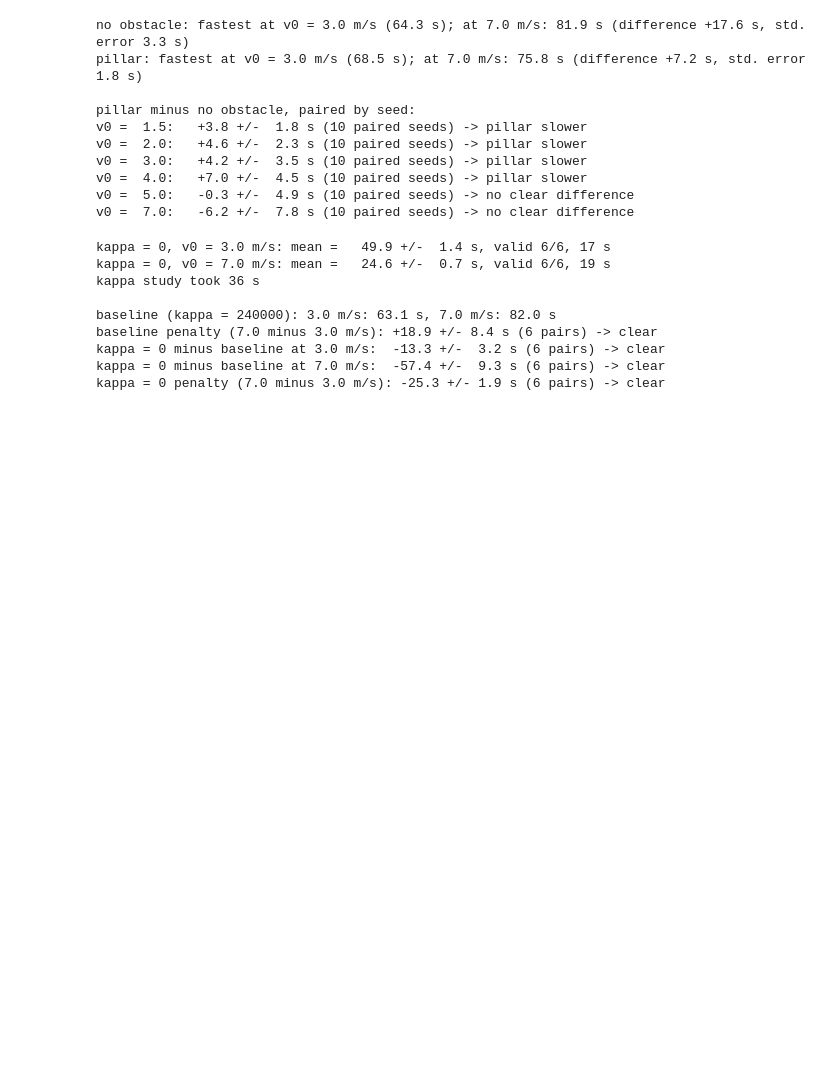
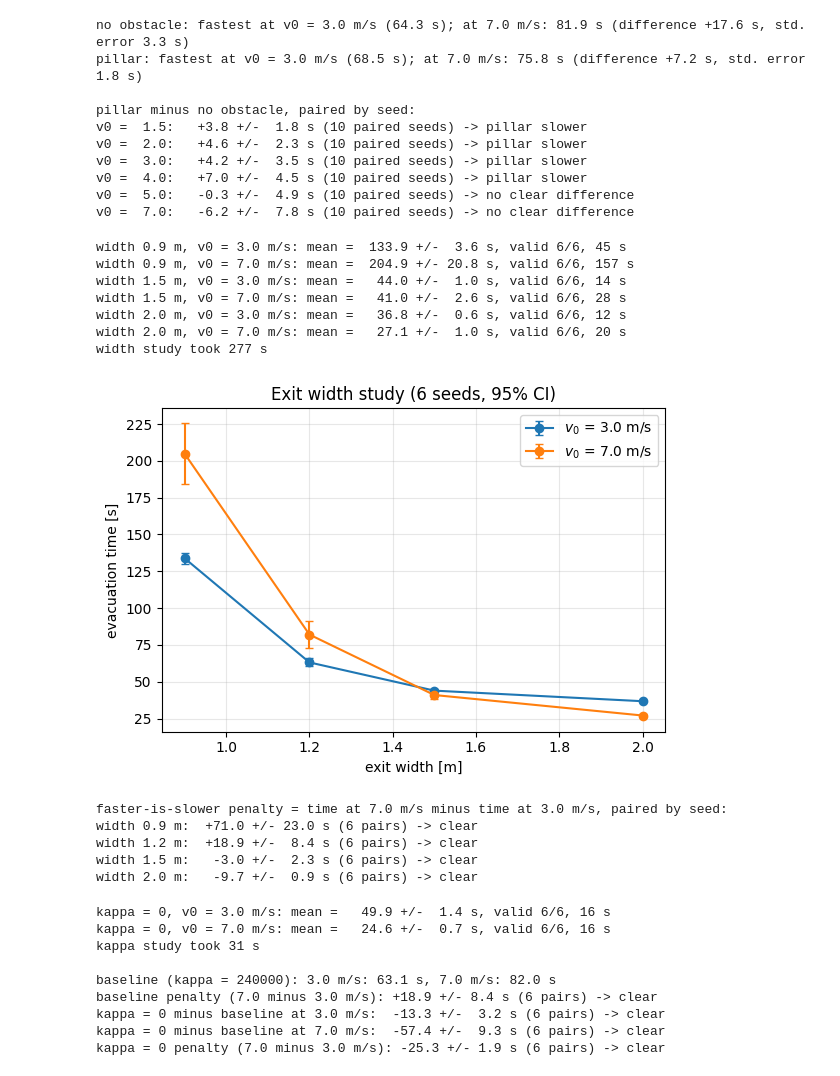
Before and after one commit to SahajiPerera/Faster-Is-Slower-Lecture-Theatre-Evacuation-Simulation, a Jupyter notebook: notebook/Faster_Is_Slower_Lecture_Theatre_Evacuation_Simulation.ipynb, the cells around one changed output. Drawn from its saved outputs; the diff is of its cells as text; code cells hidden in the pictures; blank space fills up the shorter version.

```diff
--- a/notebook/Faster_Is_Slower_Lecture_Theatre_Evacuation_Simulation.ipynb
+++ b/notebook/Faster_Is_Slower_Lecture_Theatre_Evacuation_Simulation.ipynb
@@ -1357,6 +1364,61 @@ v0 =  3.0:   +4.2 +/-  3.5 s (10 paired seeds) -> pillar slower
 v0 =  4.0:   +7.0 +/-  4.5 s (10 paired seeds) -> pillar slower
 v0 =  5.0:   -0.3 +/-  4.9 s (10 paired seeds) -> no clear difference
 v0 =  7.0:   -6.2 +/-  7.8 s (10 paired seeds) -> no clear difference
+# %%
+# 5.5b  Exit width at two speeds: how does the door width change evacuation time and the faster-is-slower penalty?
+def ci_verdict(m, h):
+    """'clear' if the paired difference m is larger than its 95% half-width h, otherwise 'not clear'."""
+    return 'clear' if (np.isfinite(h) and abs(m) > h) else 'not clear'
+
+WIDTHS = [0.9, 1.2, 1.5, 2.0]          # exit width [m]; 1.2 m is the baseline and comes from the main sweep
+SPEEDS_W = [3.0, 7.0]                  # best speed found in 5.5, and a panic speed
+SEEDS_W = list(range(BASE_SEED, BASE_SEED + 6))
+n_w = len(SEEDS_W)
+assert 'rows_none' in globals(), "Run 5.4 first: the 1.2 m baseline is taken from the main sweep"
+
+res_w = {}
+t_w = time.perf_counter()
+for w in WIDTHS:
+    for v0 in SPEEDS_W:
+        if abs(w - PARAMS['exit_width']) < 1e-9:
+            res_w[(w, v0)] = subset_row(rows_none, v0, n_w)       # baseline: first 6 seeds of the main sweep
+        else:
+            t0 = time.perf_counter()
+            r = res_w[(w, v0)] = replicate_cfg(v0, SEEDS_W, exit_width=w)
+            print(f"width {w:.1f} m, v0 = {v0} m/s: mean = {r['mean']:6.1f} +/- {r['ci_half']:4.1f} s, "
+                  f"valid {r['n_valid']}/{n_w}, {time.perf_counter() - t0:.0f} s")
+print(f"width study took {time.perf_counter() - t_w:.0f} s")
+
+fig, ax = plt.subplots(figsize=(6.5, 4.2))
+for v0 in SPEEDS_W:
+    ax.errorbar(WIDTHS, [res_w[(w, v0)]['mean'] for w in WIDTHS], yerr=[res_w[(w, v0)]['ci_half'] for w in WIDTHS],
+                fmt='o-', capsize=3, label=f'$v_0$ = {v0} m/s')
+ax.set_xlabel('exit width [m]'); ax.set_ylabel('evacuation time [s]'); ax.grid(True, alpha=0.3); ax.legend()
+ax.set_title(f'Exit width study ({n_w} seeds, 95% CI)')
+plt.show()
+
+lo, hi = SPEEDS_W[0], SPEEDS_W[-1]
+print(f"\nfaster-is-slower penalty = time at {hi} m/s minus time at {lo} m/s, paired by seed:")
+for w in WIDTHS:
+    m, h, n = paired_diff(res_w[(w, hi)]['times'], res_w[(w, lo)]['times'])
+    print(f"width {w:.1f} m: {m:+6.1f} +/- {h:4.1f} s ({n} pairs) -> {ci_verdict(m, h)}")
+
+table_w = np.array([[w, res_w[(w, lo)]['mean'], res_w[(w, lo)]['ci_half'], res_w[(w, hi)]['mean'], res_w[(w, hi)]['ci_half']] for w in WIDTHS])
+np.savetxt('width_results.csv', table_w, delimiter=',', header=f'width,mean_{lo},ci_{lo},mean_{hi},ci_{hi}', comments='')
+# %% [output]
+width 0.9 m, v0 = 3.0 m/s: mean =  133.9 +/-  3.6 s, valid 6/6, 45 s
+width 0.9 m, v0 = 7.0 m/s: mean =  204.9 +/- 20.8 s, valid 6/6, 157 s
+width 1.5 m, v0 = 3.0 m/s: mean =   44.0 +/-  1.0 s, valid 6/6, 14 s
+width 1.5 m, v0 = 7.0 m/s: mean =   41.0 +/-  2.6 s, valid 6/6, 28 s
+width 2.0 m, v0 = 3.0 m/s: mean =   36.8 +/-  0.6 s, valid 6/6, 12 s
+width 2.0 m, v0 = 7.0 m/s: mean =   27.1 +/-  1.0 s, valid 6/6, 20 s
+width study took 277 s
+[figure, added]
+faster-is-slower penalty = time at 7.0 m/s minus time at 3.0 m/s, paired by seed:
+width 0.9 m:  +71.0 +/- 23.0 s (6 pairs) -> clear
+width 1.2 m:  +18.9 +/-  8.4 s (6 pairs) -> clear
+width 1.5 m:   -3.0 +/-  2.3 s (6 pairs) -> clear
+width 2.0 m:   -9.7 +/-  0.9 s (6 pairs) -> clear
 # %%
 # 5.6  kappa = 0: is sliding friction what makes fast crowds slow?  (the body force k stays on)
 SPEEDS_W = [3.0, 7.0]
@@ -1385,9 +1447,9 @@ for kap in KAPPAS:
     m, h, n = paired_diff(res_k[(kap, hi)]['times'], res_k[(kap, lo)]['times'])
     print(f"kappa = {kap:g} penalty ({hi} minus {lo} m/s): {m:+.1f} +/- {h:.1f} s ({n} pairs) -> {verdict(m, h)}")
 # %% [output]
-kappa = 0, v0 = 3.0 m/s: mean =   49.9 +/-  1.4 s, valid 6/6, 17 s
-kappa = 0, v0 = 7.0 m/s: mean =   24.6 +/-  0.7 s, valid 6/6, 19 s
-kappa study took 36 s
+kappa = 0, v0 = 3.0 m/s: mean =   49.9 +/-  1.4 s, valid 6/6, 16 s
+kappa = 0, v0 = 7.0 m/s: mean =   24.6 +/-  0.7 s, valid 6/6, 16 s
+kappa study took 31 s
 
 baseline (kappa = 240000): 3.0 m/s: 63.1 s, 7.0 m/s: 82.0 s
 baseline penalty (7.0 minus 3.0 m/s): +18.9 +/- 8.4 s (6 pairs) -> clear
```
Also changed, not shown: parts of 12 cells of this notebook.
